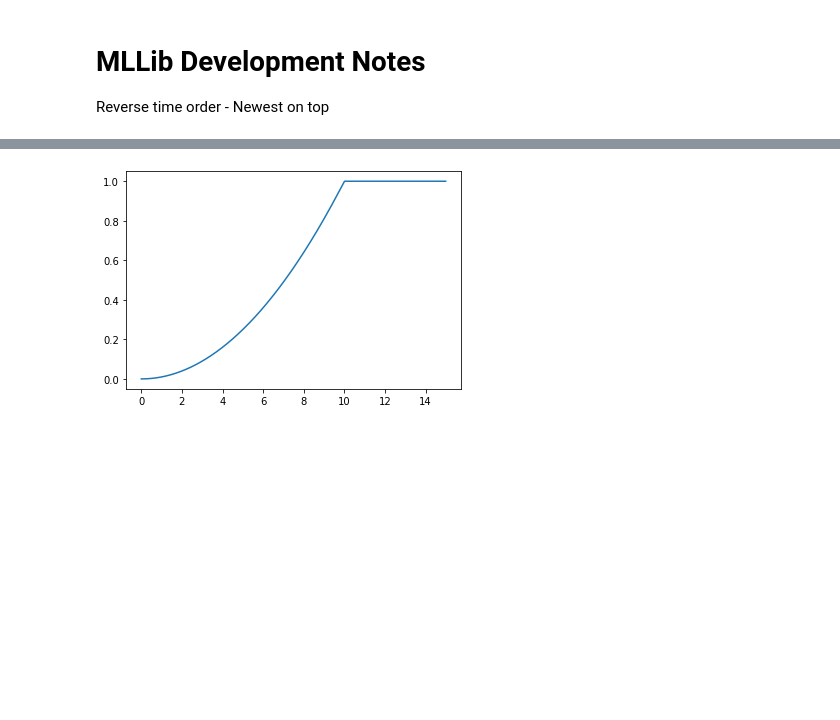
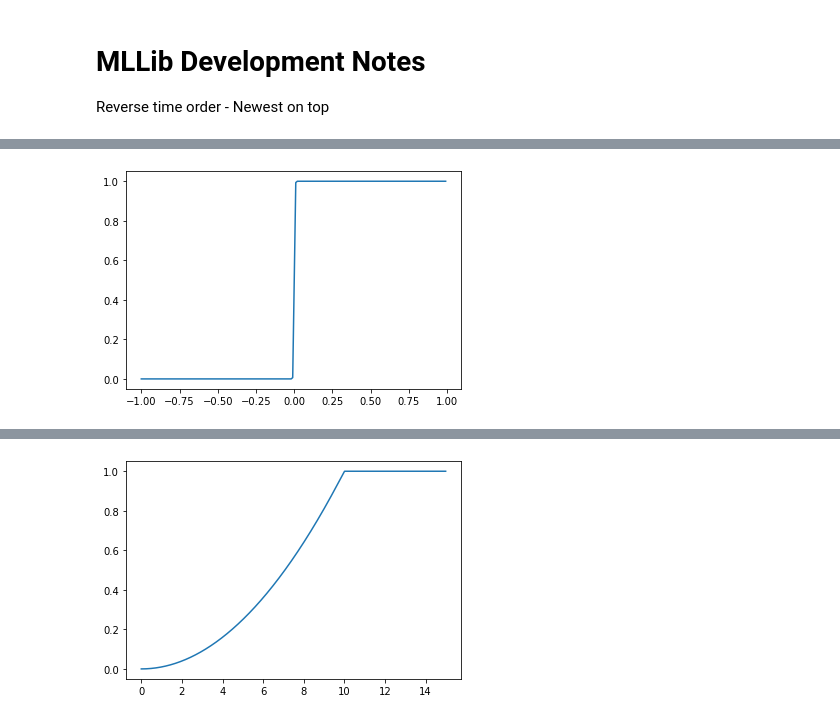
Before and after one commit to bhlarson/mllib, a Jupyter notebook: notebook/notes04.ipynb, the cells around one changed output, grey strips where cells are left out. Drawn from its saved outputs; the diff is of its cells as text; code cells hidden in the pictures; blank space fills up the shorter version.

```diff
--- a/notebook/notes04.ipynb
+++ b/notebook/notes04.ipynb
@@ -5 +19,13 @@ Reverse time order - Newest on top
+# %%
+import numpy as np
+
+def sigmoid(x, k):
+    return 1/(1+np.exp(-1*k*x))
+
+x = np.arange(-1.0, 1.0, 0.01)
+k = 500
+plt.plot(x, sigmoid(x, k=k))
+plt.show()
+# %% [output]
+[figure, added]
 # %% [markdown]
```
Also changed, not shown: parts of 3 cells of this notebook, 2 other files.
